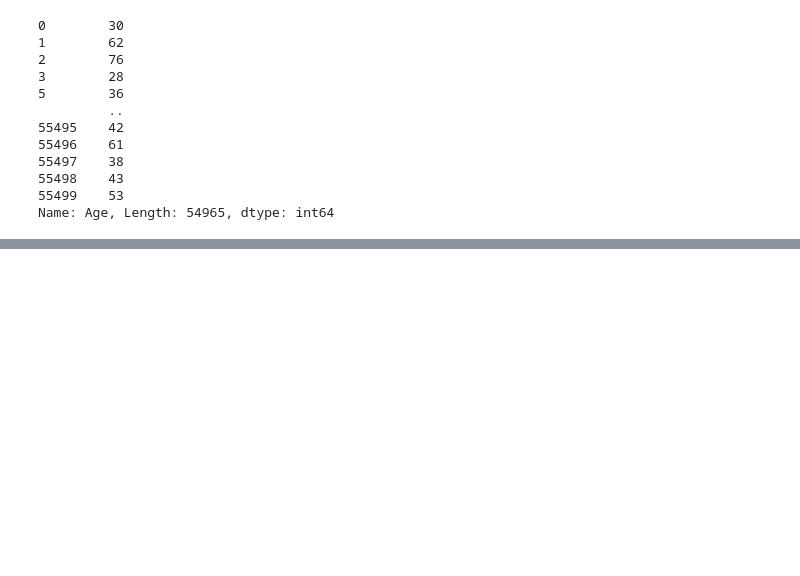
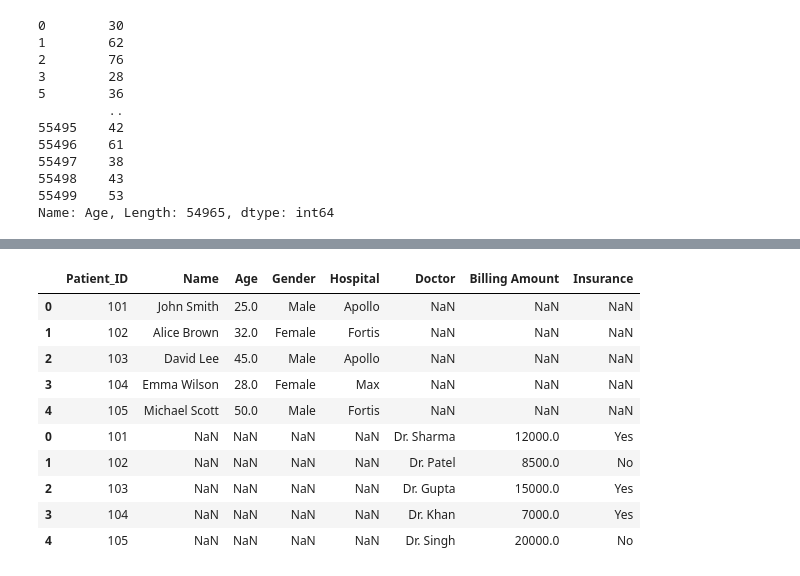
Before and after one commit to mahimarawat0707/Learn-Python-with-Me, a Jupyter notebook: Library/Pandas/pandas2.ipynb, the cells around one changed output, grey strips where cells are left out. Drawn from its saved outputs; the diff is of its cells as text; code cells hidden in the pictures; blank space fills up the shorter version.

```diff
--- a/Library/Pandas/pandas2.ipynb
+++ b/Library/Pandas/pandas2.ipynb
@@ -623,3 +623,22 @@ df.Age
 55498    43
 55499    53
 Name: Age, Length: 54965, dtype: int64
+# %%
+patients = {
+    "Patient_ID": [101, 102, 103, 104, 105],
+    "Name": ["John Smith", "Alice Brown", "David Lee", "Emma Wilson", "Michael Scott"],
+    "Age": [25, 32, 45, 28, 50],
+    "Gender": ["Male", "Female", "Male", "Female", "Male"],
+    "Hospital": ["Apollo", "Fortis", "Apollo", "Max", "Fortis"]
+}
+# %%
+df_patients = pd.DataFrame(patients)
+# %%
+billing = {
+    "Patient_ID": [101, 102, 103, 104, 105],
+    "Doctor": ["Dr. Sharma", "Dr. Patel", "Dr. Gupta", "Dr. Khan", "Dr. Singh"],
+    "Billing Amount": [12000, 8500, 15000, 7000, 20000],
+    "Insurance": ["Yes", "No", "Yes", "Yes", "No"]
+}
+# %%
+df_billing = pd.DataFrame(billing)
@@ -625,0 +674,15 @@ Name: Age, Length: 54965, dtype: int64
+# %%
+#vertical (adds rows)
+pd.concat([df_patients, df_billing])
+# %% [output]
+|  | Patient_ID | Name | Age | Gender | Hospital | Doctor | Billing Amount | Insurance |
+| 0 | 101 | John Smith | 25.0 | Male | Apollo | NaN | NaN | NaN |
+| 1 | 102 | Alice Brown | 32.0 | Female | Fortis | NaN | NaN | NaN |
+| 2 | 103 | David Lee | 45.0 | Male | Apollo | NaN | NaN | NaN |
+| 3 | 104 | Emma Wilson | 28.0 | Female | Max | NaN | NaN | NaN |
+| 4 | 105 | Michael Scott | 50.0 | Male | Fortis | NaN | NaN | NaN |
+| 0 | 101 | NaN | NaN | NaN | NaN | Dr. Sharma | 12000.0 | Yes |
+| 1 | 102 | NaN | NaN | NaN | NaN | Dr. Patel | 8500.0 | No |
+| 2 | 103 | NaN | NaN | NaN | NaN | Dr. Gupta | 15000.0 | Yes |
+| 3 | 104 | NaN | NaN | NaN | NaN | Dr. Khan | 7000.0 | Yes |
+| 4 | 105 | NaN | NaN | NaN | NaN | Dr. Singh | 20000.0 | No |
```
Also changed, not shown: parts of 3 cells of this notebook.
